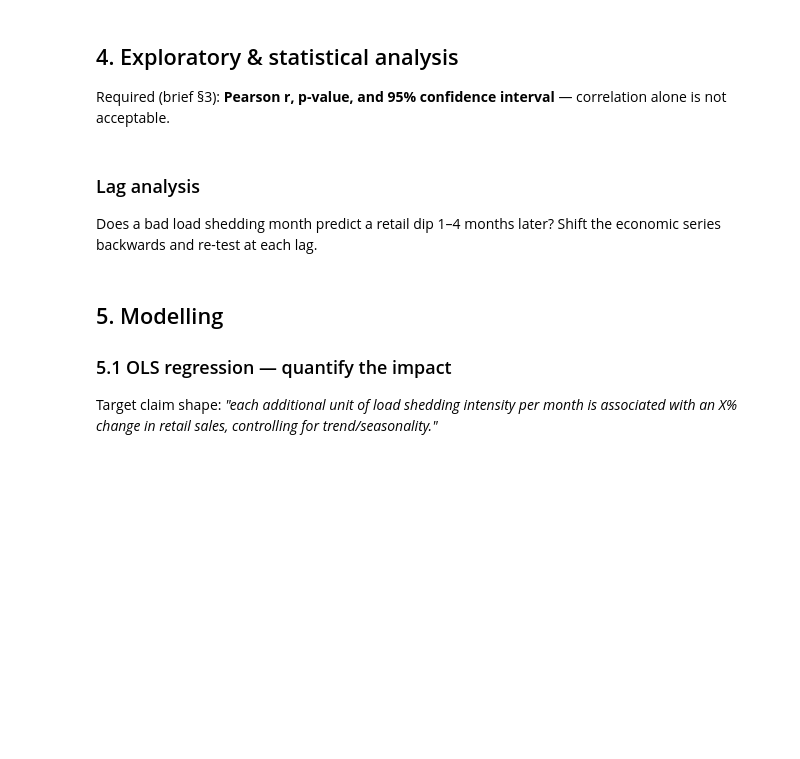
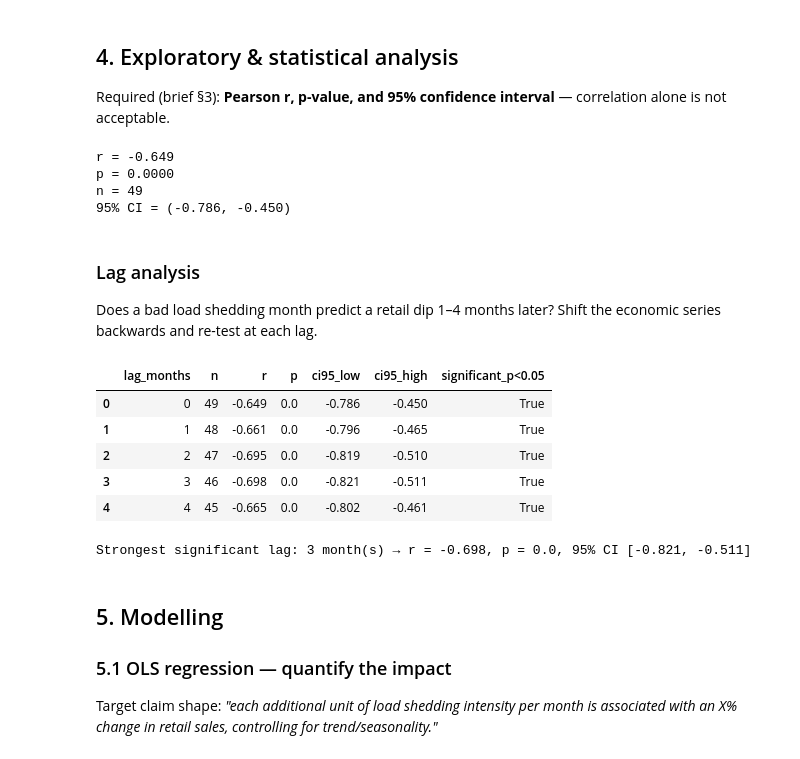
Before and after one commit to Don4chnge/loadshedding-economy, a Jupyter notebook: notebooks/01_loadshedding_economy_analysis.ipynb, the cells around one changed output. Cells and saved outputs as stored; diff of their text form; code cells hidden in the pictures; blank space fills up the shorter version.

```diff
--- a/notebooks/01_loadshedding_economy_analysis.ipynb
+++ b/notebooks/01_loadshedding_economy_analysis.ipynb
@@ -80,18 +298,55 @@ def pearson_with_ci(x, y, alpha=0.05):
     lo, hi = np.tanh(z - zcrit * se), np.tanh(z + zcrit * se)
     return {"r": r, "p": p, "n": n, "ci95": (lo, hi)}
 
-# pearson_with_ci(df["ls_intensity"], df["retail_yoy_pct"])
+result = pearson_with_ci(df["ls_intensity"], df["retail_yoy_pct"])
+print(f"r = {result['r']:.3f}")
+print(f"p = {result['p']:.4f}")
+print(f"n = {result['n']}")
+print(f"95% CI = ({result['ci95'][0]:.3f}, {result['ci95'][1]:.3f})")
+# %% [output]
+r = -0.649
+p = 0.0000
+n = 49
+95% CI = (-0.786, -0.450)
 # %% [markdown]
 ### Lag analysis
 Does a bad load shedding month predict a retail dip 1–4 months later? Shift the economic series backwards and re-test at each lag.
 # %%
-# results = []
-# for lag in range(0, 5):
-#     res = pearson_with_ci(df["ls_intensity"][:len(df)-lag if lag else None],
-#                           df["retail_yoy_pct"].shift(-lag).dropna())
-#     results.append({"lag_months": lag, **res})
-# lag_df = pd.DataFrame(results)
-# lag_df
+lag_records = []
+
+for lag in range(0, 5):
+    x = df["ls_intensity"][: len(df) - lag if lag else None]
+    y = df["retail_yoy_pct"].shift(-lag).dropna()
+    result = pearson_with_ci(x, y)
+    lag_records.append({
+        "lag_months": lag,
+        "n": result["n"],
+        "r": round(result["r"], 3),
+        "p": round(result["p"], 4),
+        "ci95_low": round(result["ci95"][0], 3),
+        "ci95_high": round(result["ci95"][1], 3),
+        "significant_p<0.05": result["p"] < 0.05
+    })
+
+lag_df = pd.DataFrame(lag_records)
+lag_df
+# %% [output]
+|  | lag_months | n | r | p | ci95_low | ci95_high | significant_p<0.05 |
+| 0 | 0 | 49 | -0.649 | 0.0 | -0.786 | -0.450 | True |
+| 1 | 1 | 48 | -0.661 | 0.0 | -0.796 | -0.465 | True |
+| 2 | 2 | 47 | -0.695 | 0.0 | -0.819 | -0.510 | True |
+| 3 | 3 | 46 | -0.698 | 0.0 | -0.821 | -0.511 | True |
+| 4 | 4 | 45 | -0.665 | 0.0 | -0.802 | -0.461 | True |
+# %%
+sig = lag_df[lag_df["significant_p<0.05"]]
+if not sig.empty:
+    best = sig.loc[sig["r"].abs().idxmax()]
+    print(f"Strongest significant lag: {int(best['lag_months'])} month(s) "
+          f"→ r = {best['r']}, p = {best['p']}, 95% CI [{best['ci95_low']}, {best['ci95_high']}]")
+else:
+    print("No lag reaches p < 0.05 — the lag-0 result is the most defensible one to report.")
+# %% [output]
+Strongest significant lag: 3 month(s) → r = -0.698, p = 0.0, 95% CI [-0.821, -0.511]
 # %% [markdown]
 ## 5. Modelling
 
```
Also changed, not shown: parts of 18 cells of this notebook, 5 other files.
